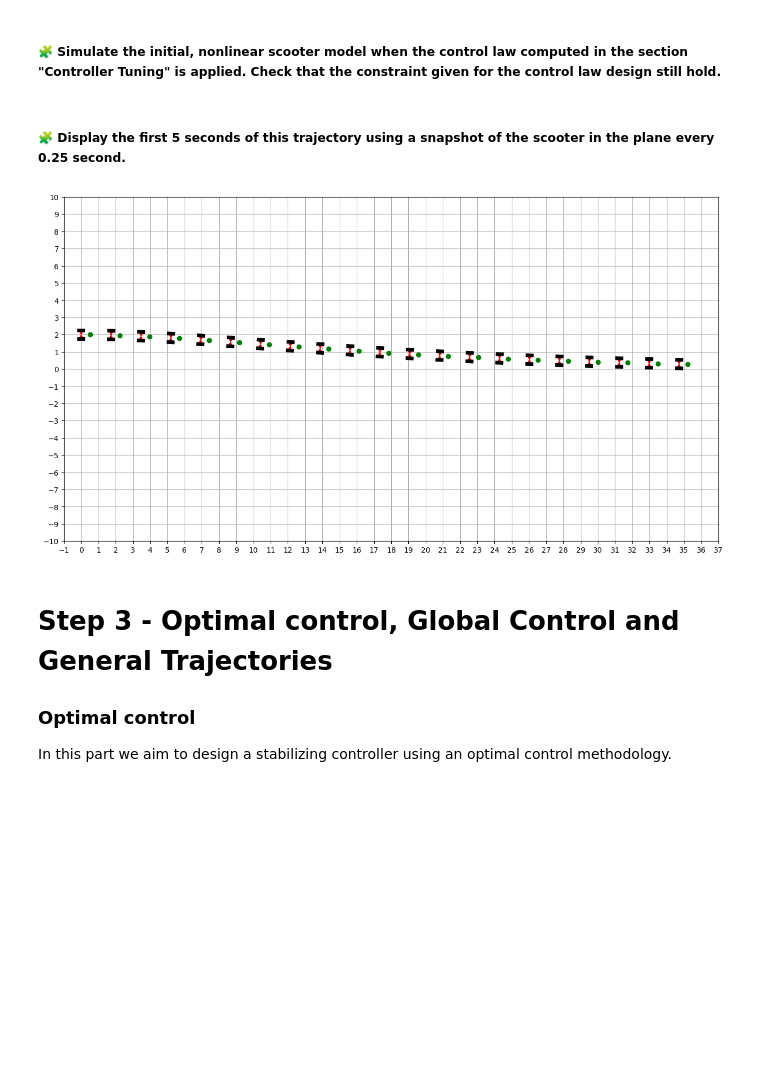
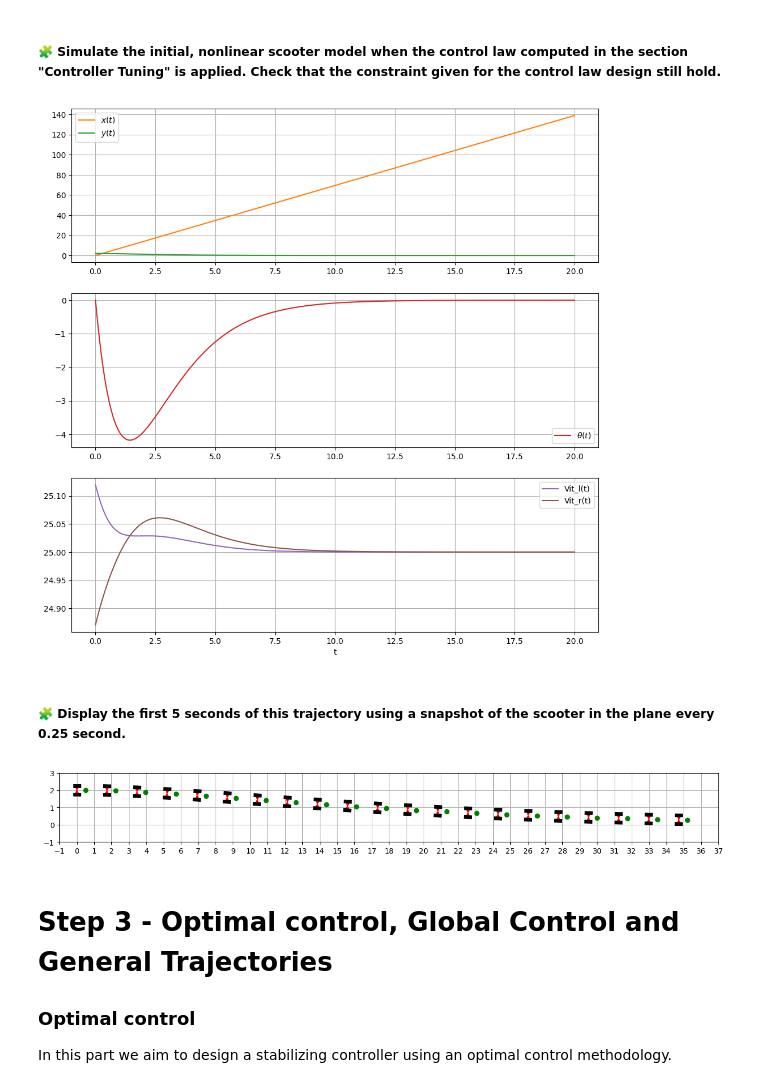
Before and after one commit to Nouamane77/control-engineering-with-python-project-2023-2024, a Jupyter notebook: Project-part-3.ipynb, the cells around one changed output. Drawn from its saved outputs; the diff is of its cells as text; code cells hidden in the pictures; blank space fills up the shorter version.

```diff
--- a/Project-part-3.ipynb
+++ b/Project-part-3.ipynb
@@ -577,7 +577,7 @@ y = results["y"][1]
 theta = results["y"][2]
 sol = results["sol"]
 theta = ( theta * 180 ) / pi
-t = linspace(0, 20, 1500)
+t = linspace(0, 20, 1000)
 fig, (ax1, ax2) = subplots(1, 2, figsize=(12, 6))
 ax1.plot(t, sol(t)[0], "-", label="$x(t)$")
 ax1.plot(t, sol(t)[1], "-", label="$y(t)$")
@@ -612,8 +612,8 @@ dOmega_r = dOmega[1]
 w_l = dOmega_l + v / r
 w_r = dOmega_r + v / r
 
-vit_l = ( r * w_l ) * 3.6
-vit_r = ( r * w_r ) * 3.6
+vit_l = ( r * omega_l ) * 3.6
+vit_r = ( r * omega_r ) * 3.6
 
 figure()
 plot(t,vit_l, '-', label = "$Vit_l(t)$")
@@ -636,20 +636,43 @@ def fun(t, xytheta):
     dx = r * 0.5 * (omega_l + omega_r) * cos(theta)
     dy = r * 0.5 * (omega_l + omega_r) * sin(theta)
     dtheta = r * (omega_r - omega_l) / l
-    return array([dx, dy, dtheta])
-
+    return [dx, dy, dtheta]
 
 results = solve_ivp(fun = fun, t_span = t_span, y0 = xy_theta_0, atol = 1e-6, rtol = 1e-6, dense_output = True)
 sol = results["sol"]
+# %%
+x, y, theta = sol(t)
+
+Omega = array([omega(t_inst, sol(t)[:, i]) for i, t_inst in enumerate(t)])
+Omega_l = Omega[:, 0]
+Omega_r = Omega[:, 1]
+
+fig=figure(figsize=(12, 12))
+ax1, ax2,ax3 = fig.subplots(3, 1)
+ax1.grid(True)
+ax1.plot(t, x, label="$x(t)$", color="C1")
+ax1.plot(t, y, label="$y(t)$", color="C2")
+ax1.legend()
+ax2.grid(True)
+ax2.plot(t, theta*180/pi, label=r"$\theta(t)$", color="C3")
+ax2.legend()
+xlabel("t")
+
+ax3.plot(t,Omega_l*r*3.6, label=r"Vit_l(t)", color="C4")
+ax3.plot(t,Omega_r*r*3.6, label=r"Vit_r(t)", color="C5")
+ax3.legend()
+ax3.grid()
+# %% [output]
+[figure, added]
 # %% [markdown]
 ##### 🧩 Display the first 5 seconds of this trajectory using a snapshot of the scooter in the plane every 0.25 second.
 # %%
 t = linspace(0, 5, 21)
-draw_arena(-1, 37, -10, 10)
+draw_arena(-1, 37, -1, 3)
 for x, y, theta in sol(t).T:
     draw_scooter(x , y, theta)
 # %% [output]
-[figure, old version]
+[figure, new version]
 # %% [markdown]
 Step 3 - Optimal control, Global Control and General Trajectories
 =================================================================
```
Also changed, not shown: parts of 1 cell of this notebook.
